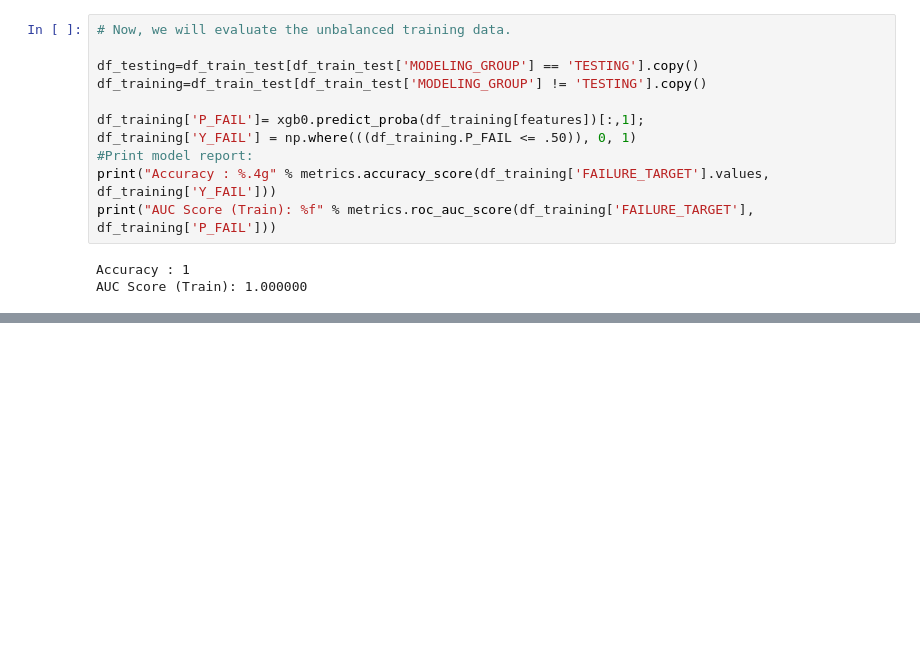
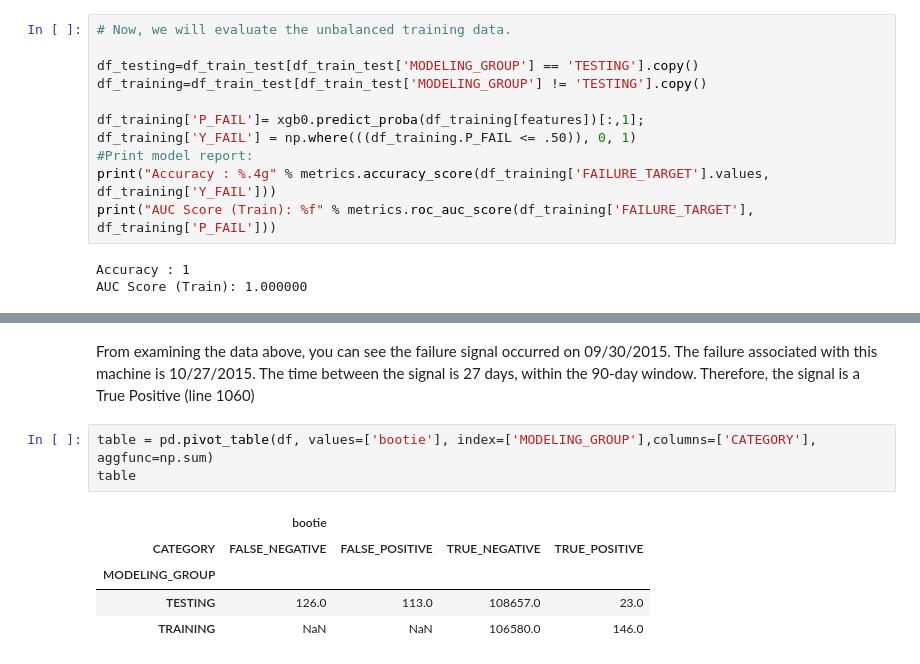
Before and after one commit to mashahin/predictive-maintenance, a Jupyter notebook: predictive_maintenance_machine_learning.ipynb, the cells around one changed output, grey strips where cells are left out. Drawn from its saved outputs; the diff is of its cells as text; blank space fills up the shorter version.

```diff
--- a/predictive_maintenance_machine_learning.ipynb
+++ b/predictive_maintenance_machine_learning.ipynb
@@ -957,0 +1109,11 @@ AUC Score (Balanced): 1.000000
+# %% [markdown]
+From examining the data above, you can see the failure signal occurred on 09/30/2015. The failure associated with this machine is 10/27/2015. The time between the signal is 27 days, within the 90-day window. Therefore, the signal is a True Positive (line 1060)
+# %%
+table = pd.pivot_table(df, values=['bootie'], index=['MODELING_GROUP'],columns=['CATEGORY'], aggfunc=np.sum)
+table
+# %% [output]
+|  | bootie |  |  |  |
+| CATEGORY | FALSE_NEGATIVE | FALSE_POSITIVE | TRUE_NEGATIVE | TRUE_POSITIVE |
+| MODELING_GROUP |  |  |  |  |
+| TESTING | 126.0 | 113.0 | 108657.0 | 23.0 |
+| TRAINING | NaN | NaN | 106580.0 | 146.0 |
```
Also changed, not shown: parts of 57 cells of this notebook.
